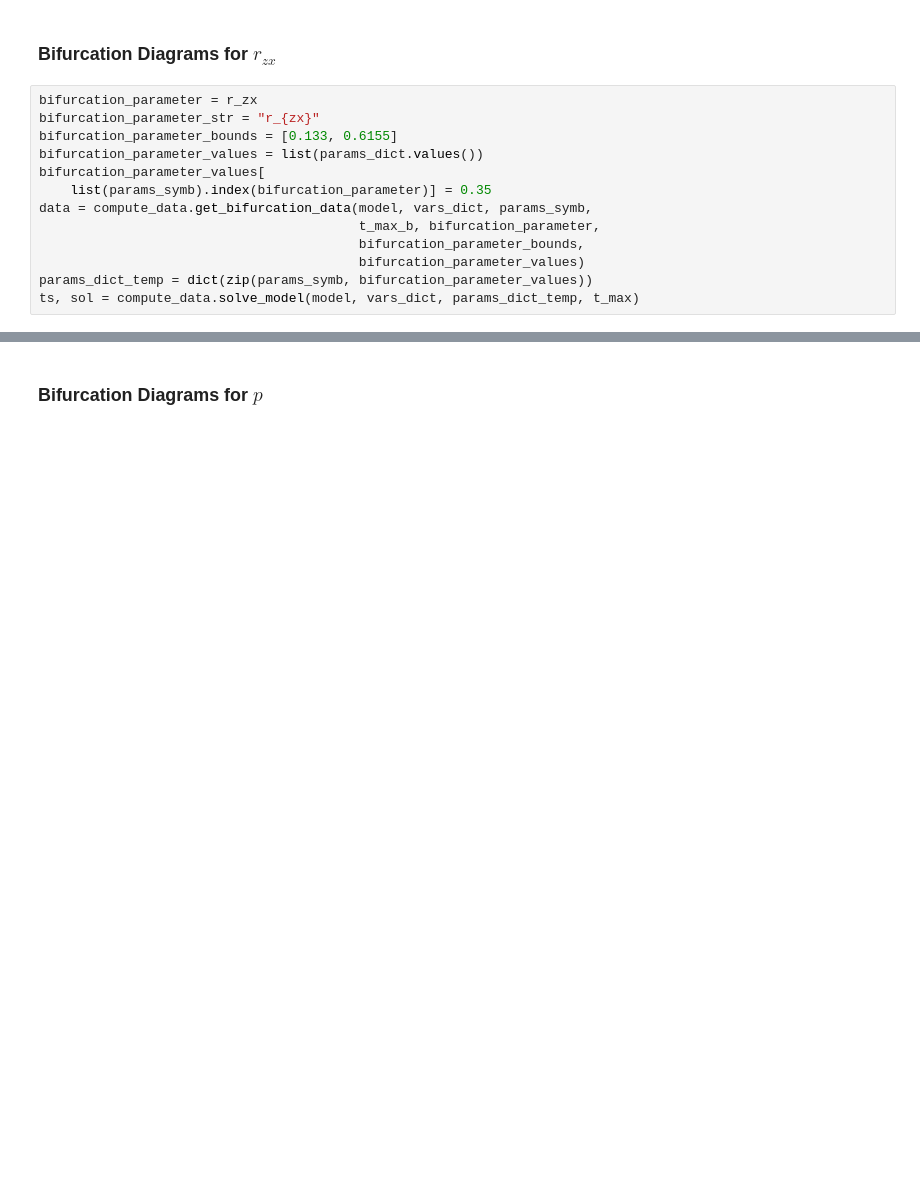
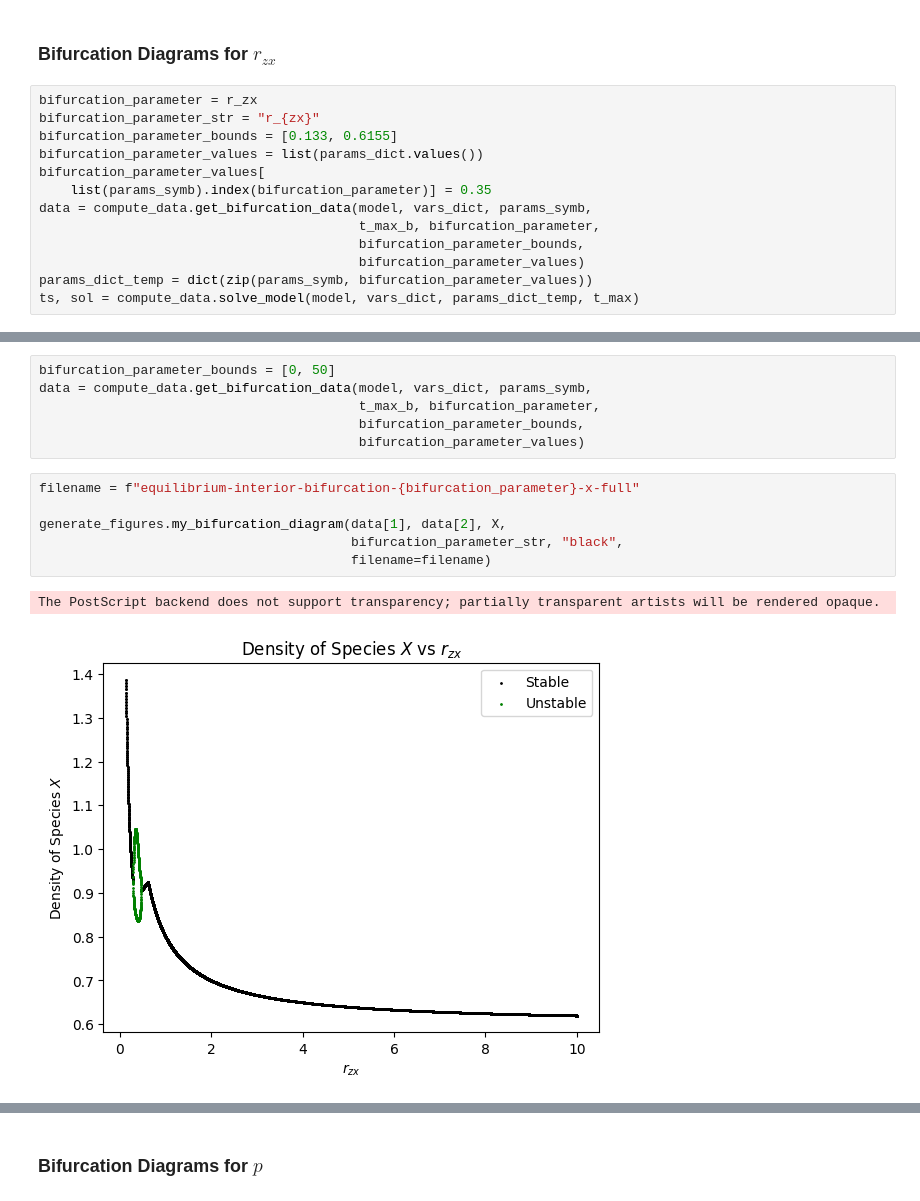
Before and after one commit to rkp1503/Complex-Dynamics-of-a-Three-Species-Ecosystem, a Jupyter notebook: code_python/main.ipynb, the cells around one changed output, grey strips where cells are left out. Drawn from its saved outputs; the diff is of its cells as text; blank space fills up the shorter version.

```diff
--- a/code_python/main.ipynb
+++ b/code_python/main.ipynb
@@ -496,0 +554,15 @@ generate_figures.my_bifurcation_diagram(data[7], data[8], Z,
+# %%
+bifurcation_parameter_bounds = [0, 50]
+data = compute_data.get_bifurcation_data(model, vars_dict, params_symb,
+                                         t_max_b, bifurcation_parameter,
+                                         bifurcation_parameter_bounds,
+                                         bifurcation_parameter_values)
+# %%
+filename = f"equilibrium-interior-bifurcation-{bifurcation_parameter}-x-full"
+
+generate_figures.my_bifurcation_diagram(data[1], data[2], X,
+                                        bifurcation_parameter_str, "black",
+                                        filename=filename)
+# %% [output]
+The PostScript backend does not support transparency; partially transparent artists will be rendered opaque.
+[figure, added]
```
Also changed, not shown: parts of 78 cells of this notebook.
